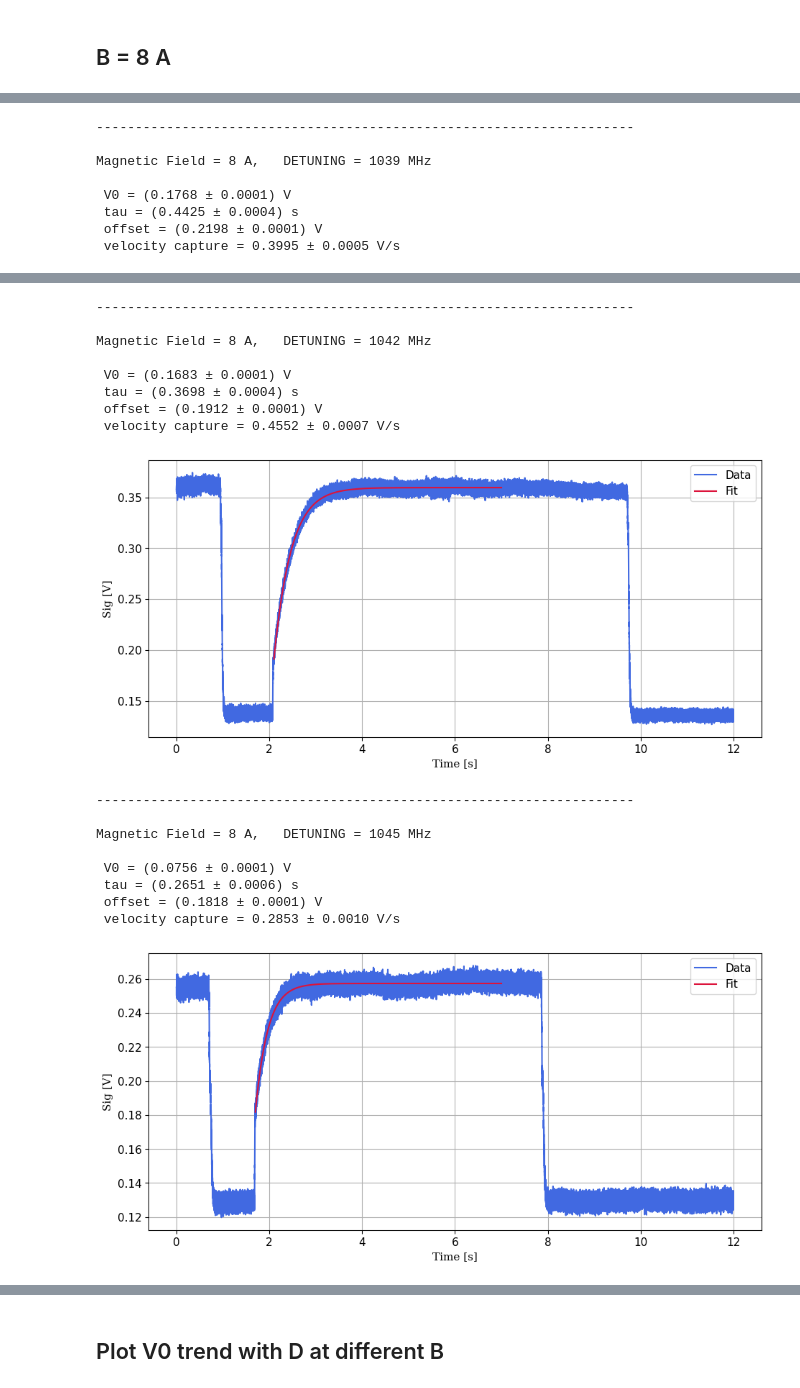
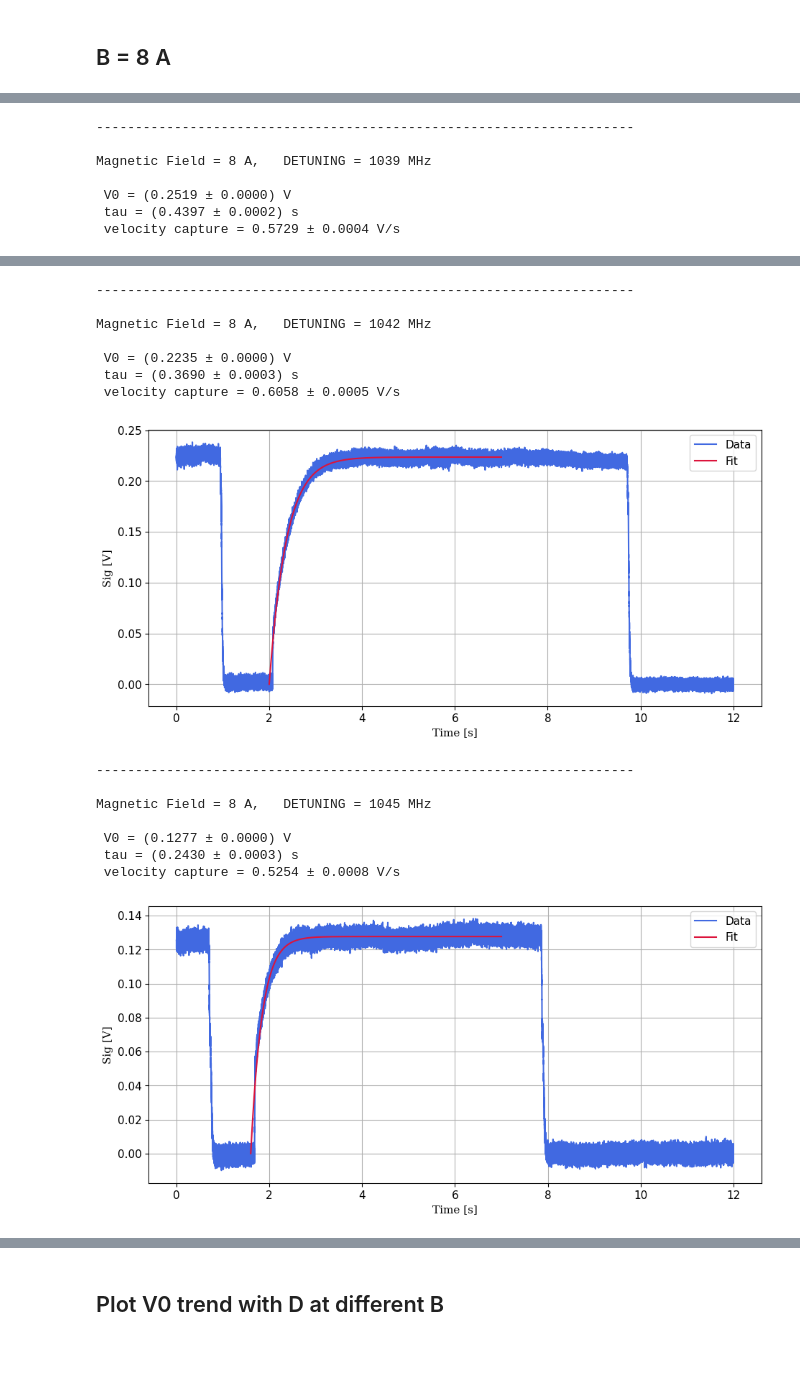
Before and after one commit to Leonardo-Razzai/automatic_measures, a Jupyter notebook: MOT_detuning_oscilloscope/Data/varying_B_and_D/data_analysis.ipynb, the cells around one changed output, grey strips where cells are left out. Saved outputs shown, nothing was run; the diff lists cells and outputs as text; code cells hidden in the pictures; blank space fills up the shorter version.

```diff
--- a/MOT_detuning_oscilloscope/Data/varying_B_and_D/data_analysis.ipynb
+++ b/MOT_detuning_oscilloscope/Data/varying_B_and_D/data_analysis.ipynb
@@ -40,5 +40,7 @@ for B in B_vals:
 # %%
 i = 0
+DATA_FOR_FIT =[]
+
 for B in B_vals:
   _, ax = plt.subplots(1, 1, figsize=(12, 5))
   ax.set_title(f'B = {B} A', fontdict=title_font)
@@ -47,7 +49,13 @@ for B in B_vals:
     i += 1
     x_data = df['Time [s]'].to_numpy()
     y_data = df['Sig [V]'].to_numpy()
-    y_data = y_data - np.min(y_data)
+    if B != 12 or D != 1036:
+      y_data = y_data - np.mean(y_data[-100:])
+    else:
+      index_mean = (x_data < 2.4) * (x_data > 1.6)
+      y_data = y_data - np.mean(y_data[index_mean])
+
+    DATA_FOR_FIT.append((x_data, y_data))
 
     N = len(x_data)
     ax.plot(x_data[:N//2], y_data[:N//2], label=f'D = {D} MHz')
@@ -72,13 +80,13 @@ GAMMA = 5.88 # MHz
 DEFAULT_VOLTAGE_RANGE = 0.5 # V
 DEFAULT_TIME_RANGE = 10 # s
 
-def charge_MOT(t, V0, tau, off):
-    return off + V0 * (1 - np.exp(-t/tau))
+def charge_MOT(t, V0, tau):
+    return V0 * (1 - np.exp(-t/tau))
 
-def fit_data(df, start_time_fit, end_time_fit):
+def fit_data(data, start_time_fit, end_time_fit):
   """Fit the data from the oscilloscope with an exponential and plot the result."""
-  x_data = df['Time [s]']
-  y_data = df['Sig [V]']
+  x_data = data[0]
+  y_data = data[1]
 
   # Select data for fitting based on start time
   index_fit = (x_data > start_time_fit) * (x_data < end_time_fit)
@@ -88,20 +96,19 @@ def fit_data(df, start_time_fit, end_time_fit):
   # Define initial parameter guesses
   sat_guess = np.mean(y_data_fit)
   tau_guess = 2  # s
-  offset_guess = np.min(y_data_fit)  # Set offset close to minimum value
 
   # Perform curve fitting with initial guesses
-  p0 = [sat_guess, tau_guess, offset_guess]
+  p0 = [sat_guess, tau_guess]
   popt, pcov = curve_fit(charge_MOT, x_data_fit, y_data_fit, p0=p0)
-  V0, tau, off = popt
-  dV0, dtau, doff = np.sqrt(np.diag(pcov))  # Uncertainties in fit parameters
+  V0, tau = popt
+  dV0, dtau = np.sqrt(np.diag(pcov))  # Uncertainties in fit parameters
 
   vc = V0 / tau # V / s
   dvc = (dV0/V0 + dtau/tau) * vc
 
   fit_errors = np.sqrt(np.diag(pcov))
 
-  print(f'\n V0 = ({V0:.4f} {pm} {dV0:.4f}) V \n tau = ({tau:.4f} {pm} {dtau:.4f}) s \n offset = ({off:.4f} {pm} {doff:.4f}) V \n velocity capture = {vc:.4f} {pm} {dvc:.4f} V/s \n')
+  print(f'\n V0 = ({V0:.4f} {pm} {dV0:.4f}) V \n tau = ({tau:.4f} {pm} {dtau:.4f}) s \n velocity capture = {vc:.4f} {pm} {dvc:.4f} V/s \n')
 
   # Generate fitted curve data
   x_fit = x_data_fit + start_time_fit  # Shift back to original time axis
@@ -123,31 +130,29 @@ def fit_data(df, start_time_fit, end_time_fit):
 dict_params = {
   'V0 [V]': [],
   'tau [s]': [],
-  'off [V]': [],
   'Vc [V/s]': []
 }
 # %% [markdown]
 ## B = 8 A
 # %%
-df_8_1036 = DATASETS[0]
-df_8_1039 = DATASETS[1]
-df_8_1042 = DATASETS[2]
-df_8_1045 = DATASETS[3]
+df_8_1036 = DATA_FOR_FIT[0]
+df_8_1039 = DATA_FOR_FIT[1]
+df_8_1042 = DATA_FOR_FIT[2]
+df_8_1045 = DATA_FOR_FIT[3]
 
 detunings = [1036, 1039, 1042, 1045]
 DATA = [df_8_1036, df_8_1039, df_8_1042, df_8_1045]
-initial_times = [1.4, 2.2, 2.1, 1.7]
+initial_times = [1.35, 2.05, 2.0, 1.6]
 end_times = [7, 7, 7, 7]
 
 for i in range(4):
   det = detunings[i]
   print('---------------------------------------------------------------------')
   print(f'\nMagnetic Field = 8 A,   DETUNING = {det} MHz')
-  V0, tau, off = fit_data(DATA[i], initial_times[i], end_times[i])
+  V0, tau = fit_data(DATA[i], initial_times[i], end_times[i])
   dict_params['V0 [V]'].append(V0)
   dict_params['tau [s]'].append(tau)
   dict_params['Vc [V/s]'].append(V0/tau)
-  dict_params['off [V]'].append(off)
 # %% [output]
 ---------------------------------------------------------------------
 
@@ -162,7 +166,6 @@ Magnetic Field = 8 A,   DETUNING = 1036 MHz
 
 Magnetic Field = 8 A,   DETUNING = 1039 MHz
 
- V0 = (0.1768 ± 0.0001) V
- tau = (0.4425 ± 0.0004) s
- offset = (0.2198 ± 0.0001) V
- velocity capture = 0.3995 ± 0.0005 V/s
+ V0 = (0.2519 ± 0.0000) V
+ tau = (0.4397 ± 0.0002) s
+ velocity capture = 0.5729 ± 0.0004 V/s
@@ -170,19 +173,17 @@ Magnetic Field = 8 A,   DETUNING = 1039 MHz
 ---------------------------------------------------------------------
 
 Magnetic Field = 8 A,   DETUNING = 1042 MHz
 
- V0 = (0.1683 ± 0.0001) V
- tau = (0.3698 ± 0.0004) s
- offset = (0.1912 ± 0.0001) V
- velocity capture = 0.4552 ± 0.0007 V/s
+ V0 = (0.2235 ± 0.0000) V
+ tau = (0.3690 ± 0.0003) s
+ velocity capture = 0.6058 ± 0.0005 V/s
-[figure, old version]
+[figure, new version]
 ---------------------------------------------------------------------
 
 Magnetic Field = 8 A,   DETUNING = 1045 MHz
 
- V0 = (0.0756 ± 0.0001) V
- tau = (0.2651 ± 0.0006) s
- offset = (0.1818 ± 0.0001) V
- velocity capture = 0.2853 ± 0.0010 V/s
+ V0 = (0.1277 ± 0.0000) V
+ tau = (0.2430 ± 0.0003) s
+ velocity capture = 0.5254 ± 0.0008 V/s
-[figure, old version]
+[figure, new version]
 # %%
```
Also changed, not shown: parts of 11 cells of this notebook.
